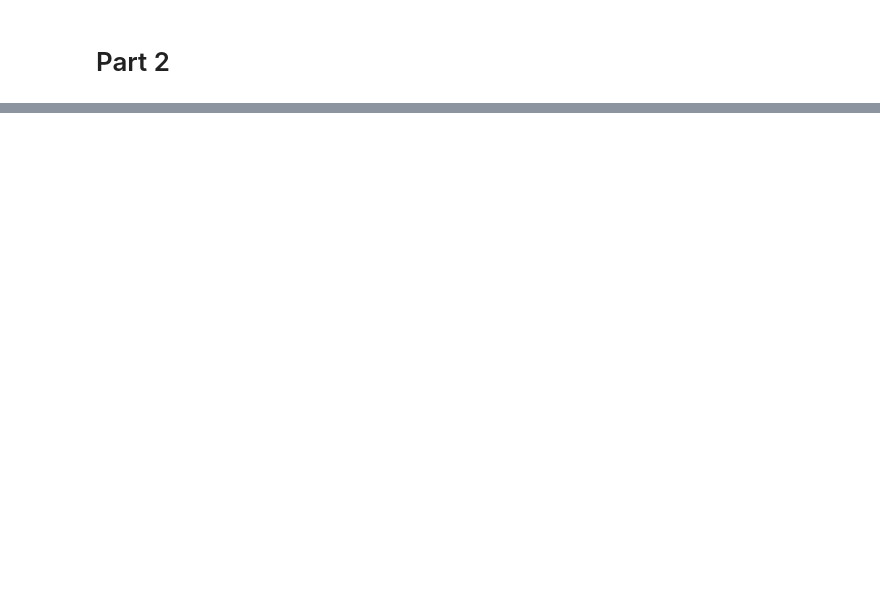
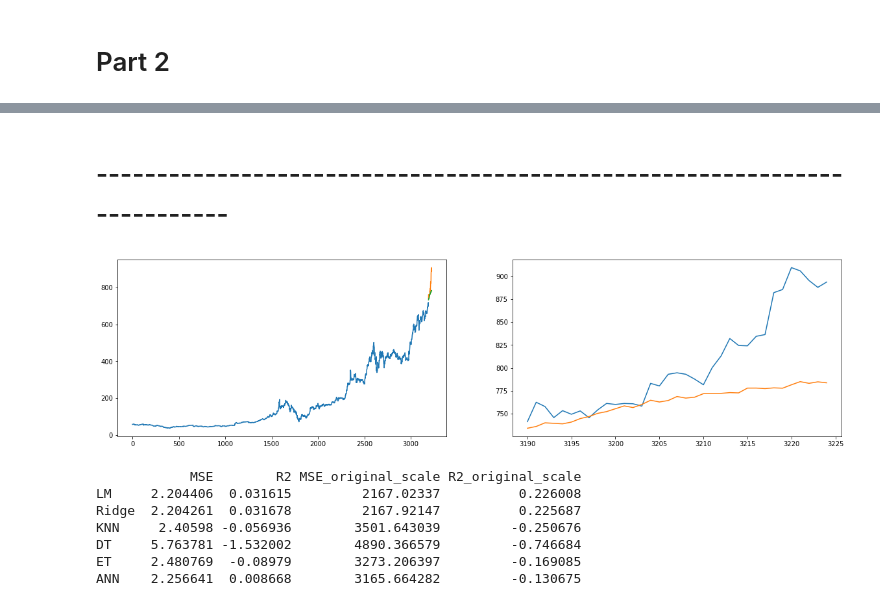
Before and after one commit to Sekarski/MasterThesis, a Jupyter notebook: exploration/MachineLearningApprochClean.ipynb, the cells around one changed output, grey strips where cells are left out. Drawn from its saved outputs; the diff is of its cells as text; code cells hidden in the pictures; blank space fills up the shorter version.

```diff
--- a/exploration/MachineLearningApprochClean.ipynb
+++ b/exploration/MachineLearningApprochClean.ipynb
@@ -356,0 +369,3 @@ ANN    2.841919  -0.86355
+# %%
+x3_train = x2_train[:-35]
+y3_train = y2_train[['returns']+['returns'+str(i) for i in range(1,35)]][:-35]
@@ -356,0 +375,3 @@ ANN    2.841919  -0.86355
+# %%
+for model in reg:
+    reg[model].fit(x3_train,y3_train)
@@ -356,0 +473,3 @@ ANN    2.841919  -0.86355
+# %%
+for model in reg:
+    reg[model].fit(x_train,y_train)
@@ -356,0 +532,53 @@ ANN    2.841919  -0.86355
+# %% [markdown]
+# -------------------------------------------------------------------------
+# %%
+model='ANN'
+reg[model].fit(x_train,y_train)
+y_predict_temp = reg[model].predict(x_test)
+y_predict = pd.DataFrame(1/50*y_predict_temp, index=x_test.index)
+
+for i in range(50):
+    reg['ANN'].fit(x_train,y_train)
+    y_predict_temp = reg[model].predict(x_test)
+    y_predict = y_predict.add(pd.DataFrame(1/50*y_predict_temp, index=x_test.index))
+# %%
+#we need the initial stock price to transforme the returns back into the real price
+iidx = pd.Timestamp(pd.to_datetime(y_train.index[0])+dt.timedelta(hours=-1))
+initial = tsla_price.iloc[tsla_price.index.get_loc(iidx,method="pad")]
+
+#change the returns back to the price (os=original scale)
+y_train_os = convert_from_logret(y_train,initial)
+y_test_os = convert_from_logret(y_test,data['Open'][cut_idx],axis=1)
+y_predict_os = convert_from_logret(y_predict,data['Open'][cut_idx],axis=1)
+
+fig, axs =plt.subplots(1,2,figsize=(20,5))
+
+#n_train = len(y2_train_os['returns'])
+n_train = len(data['Open'][:cut_idx])
+n_test = len(y3_test_os.iloc[0])
+
+axs[0].plot(range(n_train),data['Open'][:cut_idx])
+axs[0].plot(range(n_train,n_train+n_test),y_test_os.iloc[0])
+axs[0].plot(range(n_train,n_train+n_test),y_predict_os.iloc[0])
+
+#axs[1].plot(range(n_train-backward_timesteps,n_train),data['Open'][:cut_idx][-backward_timesteps:])
+axs[1].plot(range(n_train,n_train+n_test),y_test_os.iloc[0])
+axs[1].plot(range(n_train,n_train+n_test),y_predict_os.iloc[0])
+
+plt.show()
+
+metrics["MSE"][model] = mean_squared_error(y_test.iloc[0], y_predict.iloc[0])
+metrics["R2"][model] = r2_score(y_test.iloc[0],y_predict.iloc[0])
+metrics["MSE_original_scale"][model] = mean_squared_error(y_test_os.iloc[0],y_predict_os.iloc[0])
+metrics["R2_original_scale"][model] = r2_score(y_test_os.iloc[0],y_predict_os.iloc[0])
+
+print(metrics)
+# %% [output]
+[figure, added]
+            MSE        R2 MSE_original_scale R2_original_scale
+LM     2.204406  0.031615         2167.02337          0.226008
+Ridge  2.204261  0.031678         2167.92147          0.225687
+KNN     2.40598 -0.056936        3501.643039         -0.250676
+DT     5.763781 -1.532002        4890.366579         -0.746684
+ET     2.480769  -0.08979        3273.206397         -0.169085
+ANN    2.256641  0.008668        3165.664282         -0.130675
```
Also changed, not shown: parts of 16 cells of this notebook, 2 other files.
